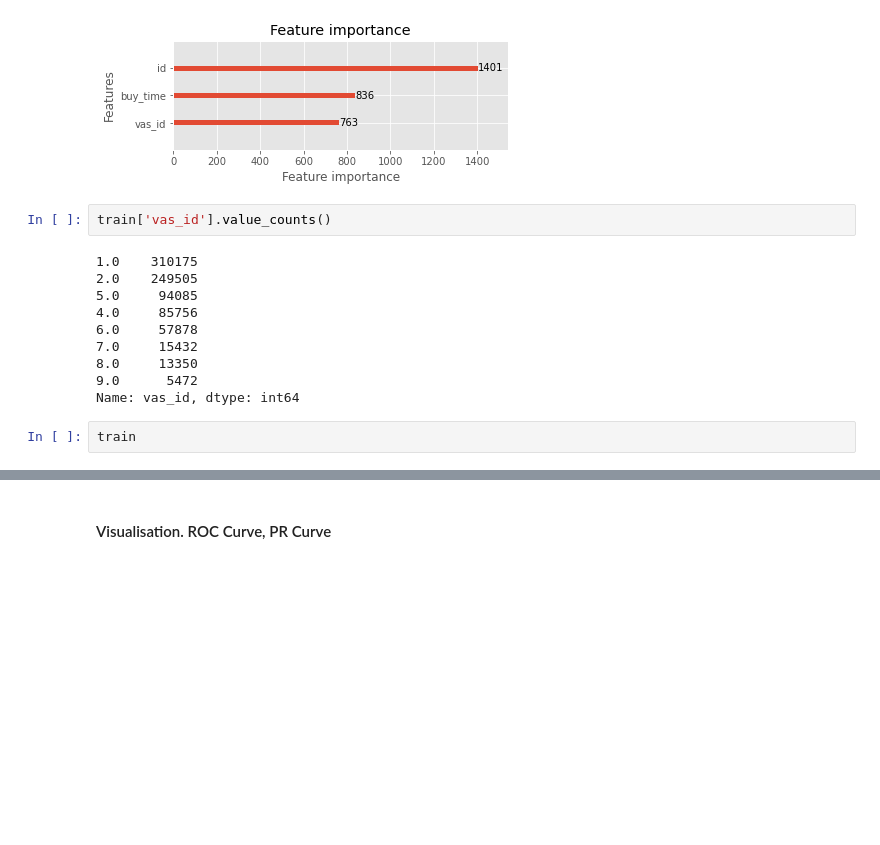
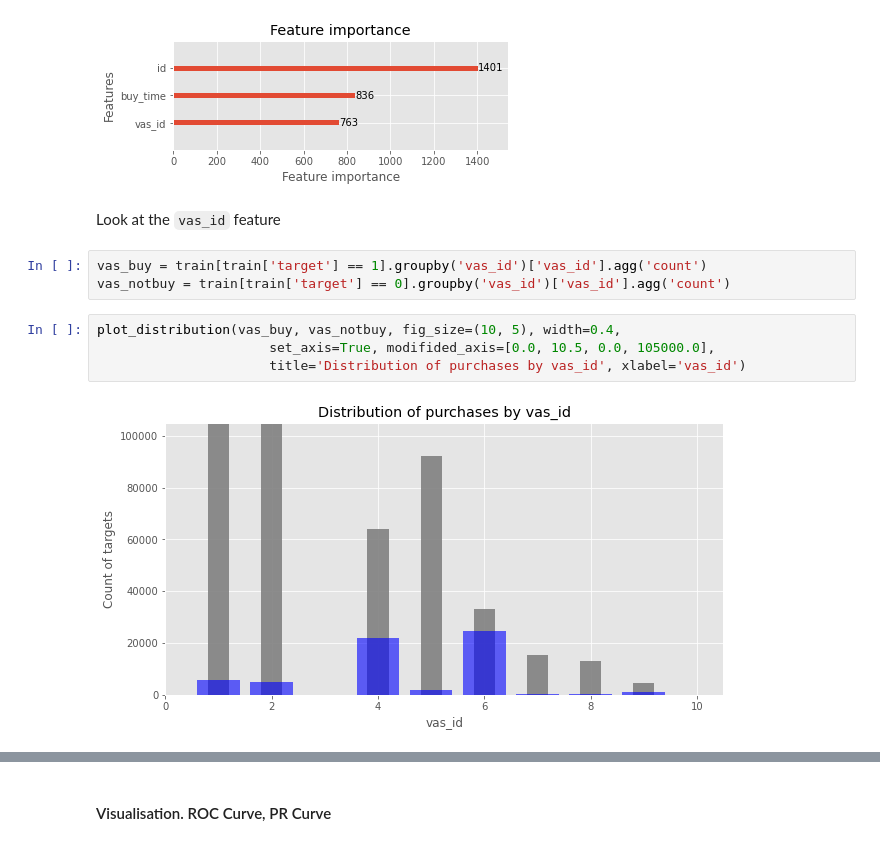
Before and after one commit to hildar/RecSys-Megafon, a Jupyter notebook: Train.ipynb, the cells around one changed output, grey strips where cells are left out. Drawn from its saved outputs; the diff is of its cells as text; blank space fills up the shorter version.

```diff
--- a/Train.ipynb
+++ b/Train.ipynb
@@ -340,17 +350,14 @@ lightgbm.plot_importance(lgb, figsize=(6, 2))
 # %% [output]
 <AxesSubplot:title={'center':'Feature importance'}, xlabel='Feature importance', ylabel='Features'>
 [figure]
-# %%
-train['vas_id'].value_counts()
-# %% [output]
-1.0    310175
-2.0    249505
-5.0     94085
-4.0     85756
-6.0     57878
-7.0     15432
-8.0     13350
-9.0      5472
-Name: vas_id, dtype: int64
-# %%
-train
+# %% [markdown]
+Look at the `vas_id` feature
+# %%
+vas_buy = train[train['target'] == 1].groupby('vas_id')['vas_id'].agg('count')
+vas_notbuy = train[train['target'] == 0].groupby('vas_id')['vas_id'].agg('count')
+# %%
+plot_distribution(vas_buy, vas_notbuy, fig_size=(10, 5), width=0.4,
+                      set_axis=True, modifided_axis=[0.0, 10.5, 0.0, 105000.0],
+                      title='Distribution of purchases by vas_id', xlabel='vas_id')
+# %% [output]
+[figure, added]
```
Also changed, not shown: parts of 19 cells of this notebook.
